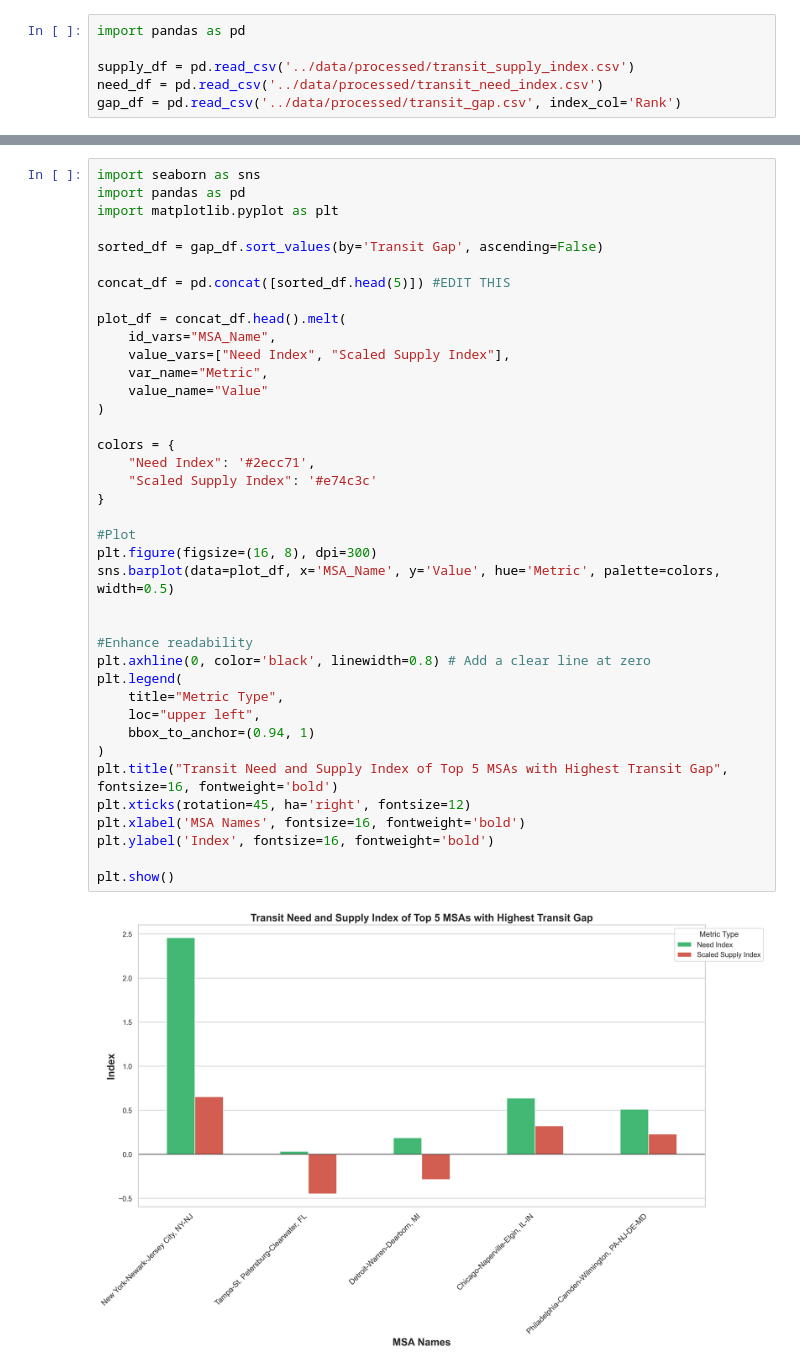
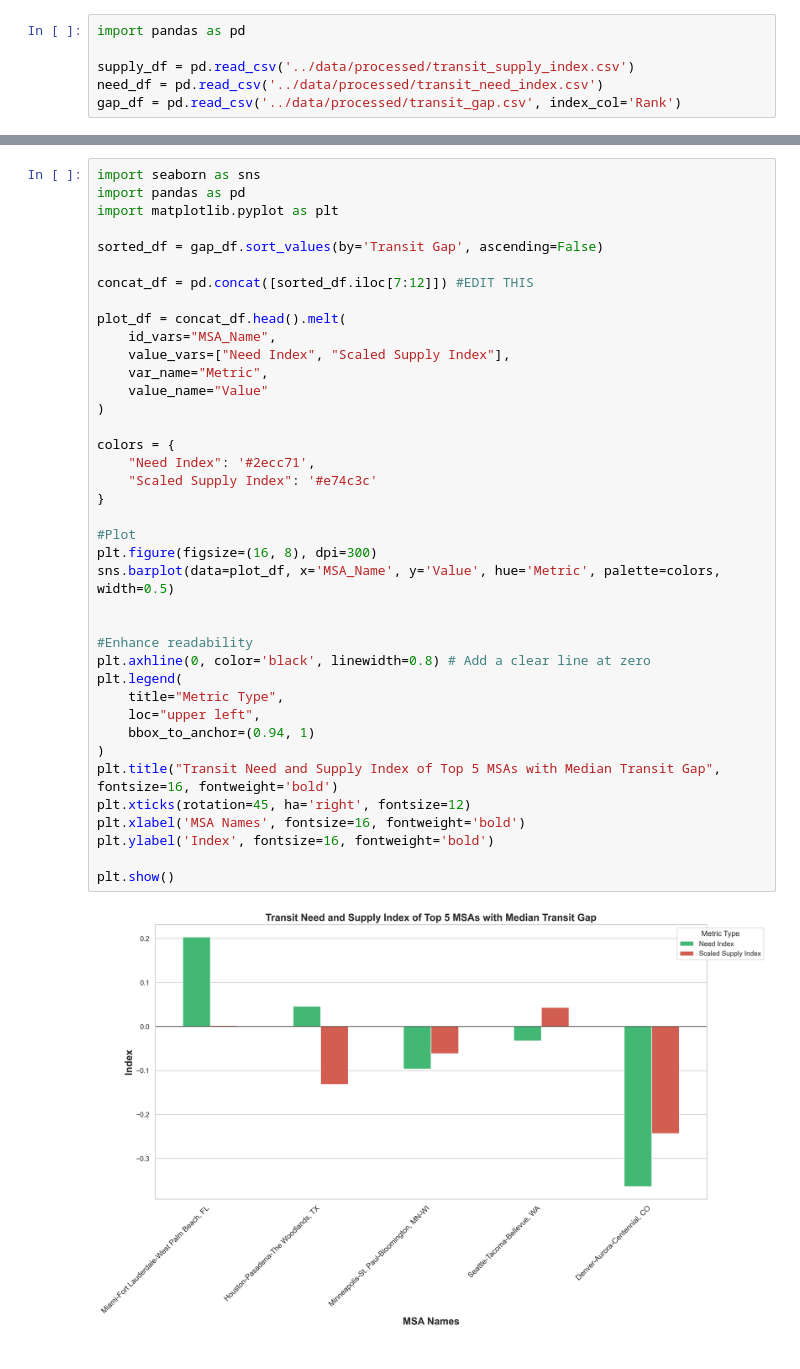
Before and after one commit to chrlskiet1205/Winter-2025-Transportation-Project, a Jupyter notebook: notebooks/visualization.ipynb, the cells around one changed output, grey strips where cells are left out. Drawn from its saved outputs; the diff is of its cells as text.

Commit message:
Visualized all charts again

```diff
--- a/notebooks/visualization.ipynb
+++ b/notebooks/visualization.ipynb
@@ -128,40 +128,40 @@ import matplotlib.pyplot as plt
 
 sorted_df = gap_df.sort_values(by='Transit Gap', ascending=False)
 
-concat_df = pd.concat([sorted_df.head(5)]) #EDIT THIS
+concat_df = pd.concat([sorted_df.iloc[7:12]]) #EDIT THIS
 
 plot_df = concat_df.head().melt(
     id_vars="MSA_Name",
     value_vars=["Need Index", "Scaled Supply Index"],
     var_name="Metric",
     value_name="Value"
 )
 
 colors = {
     "Need Index": '#2ecc71',
     "Scaled Supply Index": '#e74c3c'
 }
 
 #Plot
 plt.figure(figsize=(16, 8), dpi=300)
 sns.barplot(data=plot_df, x='MSA_Name', y='Value', hue='Metric', palette=colors, width=0.5)
 
 
 #Enhance readability
 plt.axhline(0, color='black', linewidth=0.8) # Add a clear line at zero
 plt.legend(
     title="Metric Type",
     loc="upper left",
     bbox_to_anchor=(0.94, 1)
 )
-plt.title("Transit Need and Supply Index of Top 5 MSAs with Highest Transit Gap", fontsize=16, fontweight='bold')
+plt.title("Transit Need and Supply Index of Top 5 MSAs with Median Transit Gap", fontsize=16, fontweight='bold')
 plt.xticks(rotation=45, ha='right', fontsize=12)
 plt.xlabel('MSA Names', fontsize=16, fontweight='bold')
 plt.ylabel('Index', fontsize=16, fontweight='bold')
 
 plt.show()
 # %% [output]
-[figure, old version]
+[figure, new version]
 # %%
 import seaborn as sns
 import matplotlib.pyplot as plt
```
Also changed, not shown: parts of 4 cells of this notebook, 18 other files.
